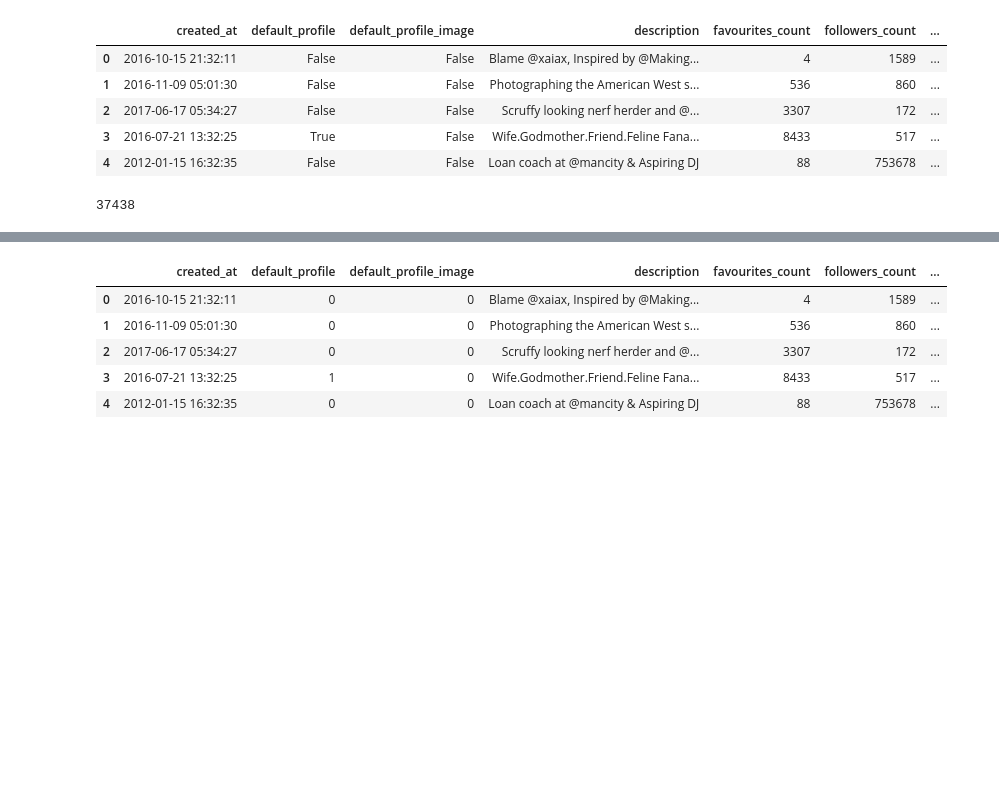
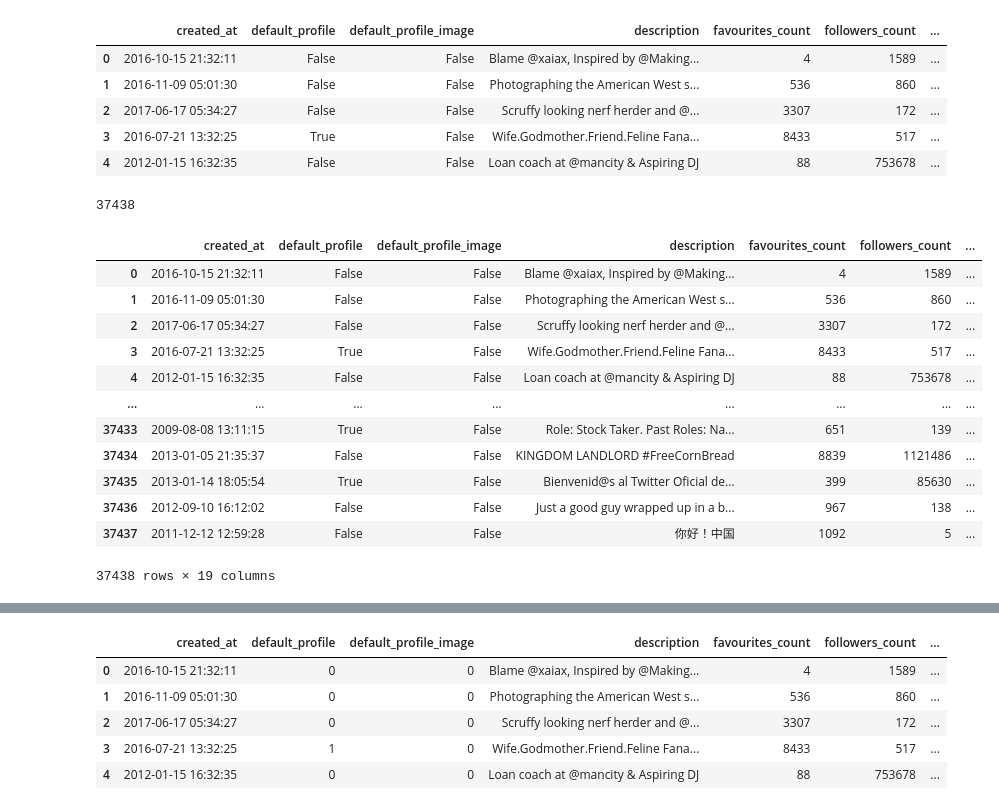
Before and after one commit to geofannyher/Bot-detection-random-forest, a Jupyter notebook: modelRandomForest.ipynb, the cells around one changed output, grey strips where cells are left out. Saved outputs shown, nothing was run; the diff lists cells and outputs as text; code cells hidden in the pictures; blank space fills up the shorter version.

```diff
--- a/modelRandomForest.ipynb
+++ b/modelRandomForest.ipynb
@@ -18,11 +18,26 @@ dataset.head()
 | 3 | 2016-07-21 13:32:25 | True | False | Wife.Godmother.Friend.Feline Fana... | 8433 | 517 | ... |
 | 4 | 2012-01-15 16:32:35 | False | False | Loan coach at @mancity & Aspiring DJ | 88 | 753678 | ... |
 # %%
-# menghapus username yang sama
-dataset = dataset.drop_duplicates(subset=['screen_name'])
+# menghapus nilai duplikat yang sama
+dataset = dataset.drop_duplicates(keep='first', inplace=False)
 print(len(dataset))
+dataset.replace(np.inf, 0)
+dataset.replace(-np.inf, 0)
 # %% [output]
 37438
+|  | created_at | default_profile | default_profile_image | description | favourites_count | followers_count | ... |
+| 0 | 2016-10-15 21:32:11 | False | False | Blame @xaiax, Inspired by @Making... | 4 | 1589 | ... |
+| 1 | 2016-11-09 05:01:30 | False | False | Photographing the American West s... | 536 | 860 | ... |
+| 2 | 2017-06-17 05:34:27 | False | False | Scruffy looking nerf herder and @... | 3307 | 172 | ... |
+| 3 | 2016-07-21 13:32:25 | True | False | Wife.Godmother.Friend.Feline Fana... | 8433 | 517 | ... |
+| 4 | 2012-01-15 16:32:35 | False | False | Loan coach at @mancity & Aspiring DJ | 88 | 753678 | ... |
+| ... | ... | ... | ... | ... | ... | ... | ... |
+| 37433 | 2009-08-08 13:11:15 | True | False | Role: Stock Taker. Past Roles: Na... | 651 | 139 | ... |
+| 37434 | 2013-01-05 21:35:37 | False | False | KINGDOM LANDLORD #FreeCornBread | 8839 | 1121486 | ... |
+| 37435 | 2013-01-14 18:05:54 | True | False | Bienvenid@s al Twitter Oficial de... | 399 | 85630 | ... |
+| 37436 | 2012-09-10 16:12:02 | False | False | Just a good guy wrapped up in a b... | 967 | 138 | ... |
+| 37437 | 2011-12-12 12:59:28 | False | False | 你好！中国 | 1092 | 5 | ... |
+37438 rows × 19 columns
 # %%
 # Functions untuk preprocessing ke Dataframe
 def convert_bool_to_int(data: pd.DataFrame, boolean_cols: list):
```
Also changed, not shown: parts of 20 cells of this notebook, 5 other files.
